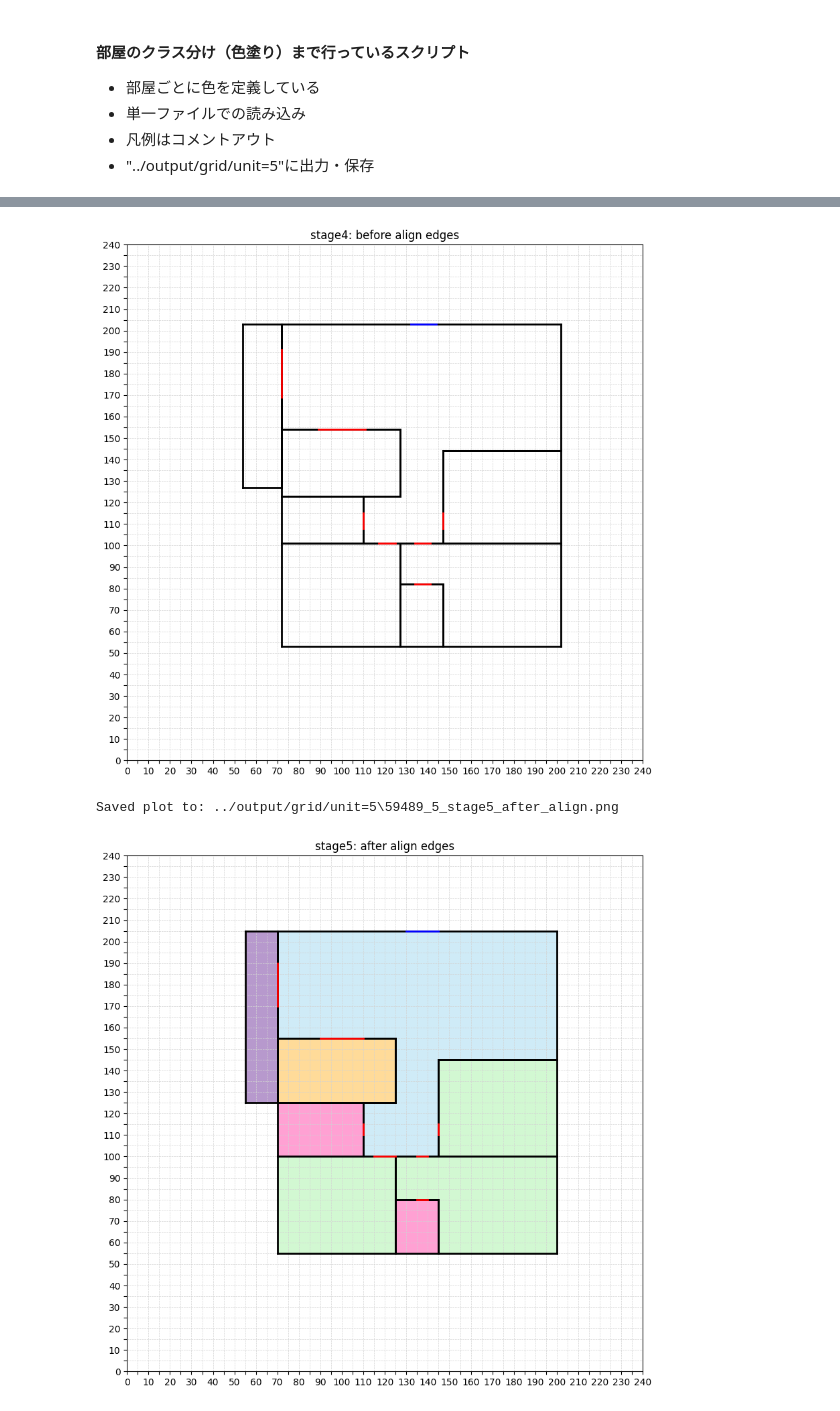
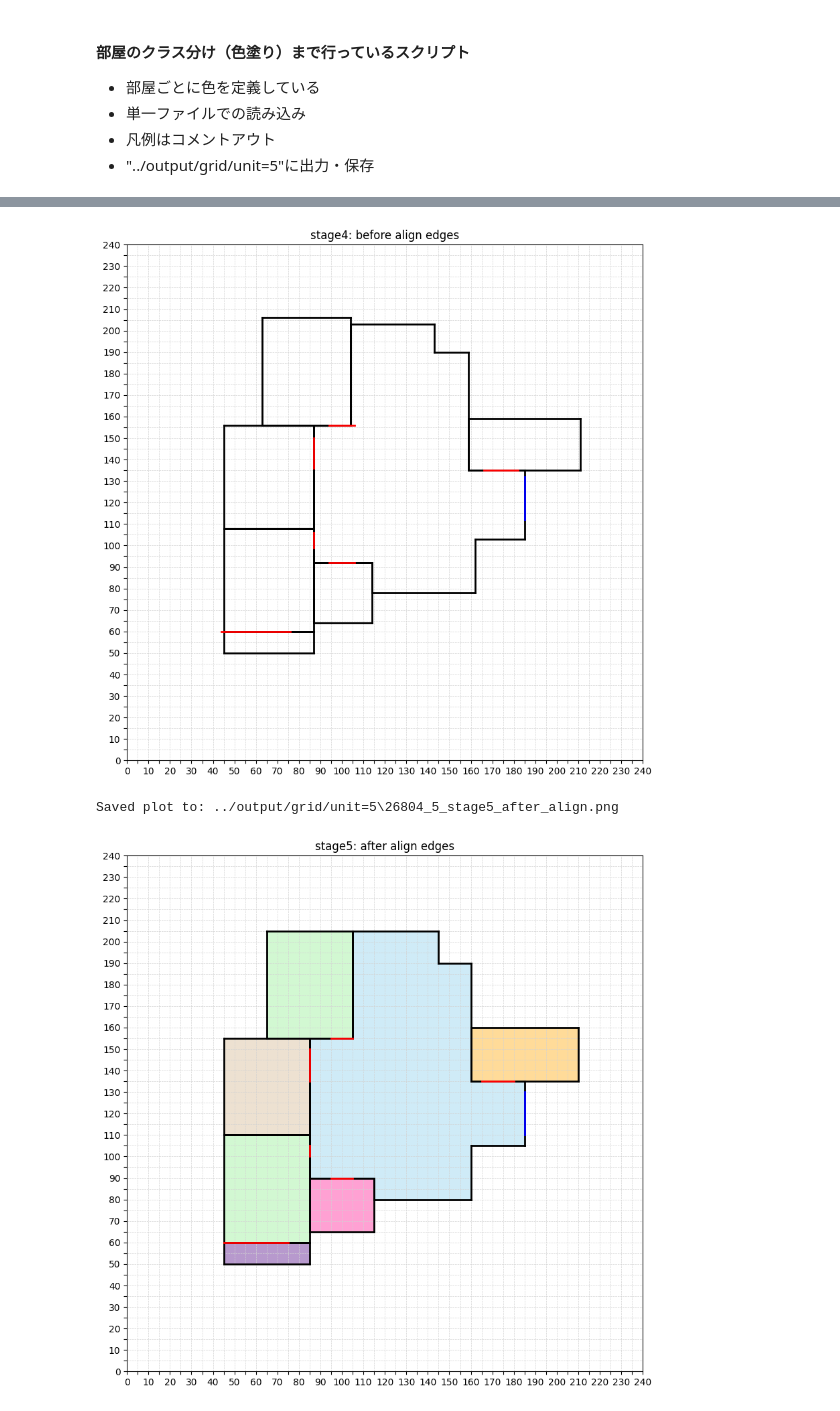
Before and after one commit to Jusminno2/gnn_practices, a Jupyter notebook: test_graph_create/classify.ipynb, the cells around one changed output, grey strips where cells are left out. Drawn from its saved outputs; the diff is of its cells as text; code cells hidden in the pictures.

```diff
--- a/test_graph_create/classify.ipynb
+++ b/test_graph_create/classify.ipynb
@@ -61,6 +69,6 @@ DOOR_TYPE_COLORS = {
 # %%
 # フロアプランデータをJSONファイルから読み込む
-file_path = '../rplan_json/new_floorplan_dataset/59489.json'  # JSONファイルのパスを指定
+file_path = '../rplan_json/new_floorplan_dataset/26804.json'  # JSONファイルのパスを指定
 try:
     with open(file_path, 'r') as f:
         data = json.load(f)  # JSONファイルを読み込み、Pythonの辞書に変換
@@ -79,14 +89,3 @@ ed_rm = data.get("ed_rm", [])
 
 # 元の edges をコピーして保持
 original_edges = copy.deepcopy(edges)
-
-# 部屋の種類ごとに色を割り当て（front_doorとinterior_doorは除外）
-colors = list(mcolors.TABLEAU_COLORS.values())
-room_type_set = set(room_type)
-room_colors = {}
-color_idx = 0
-for rt in sorted(room_type_set):
-    if rt in [15, 17]:
-        continue  # front_doorとinterior_doorは色を割り当てない
-    room_colors[rt] = colors[color_idx % len(colors)]
-    color_idx += 1
@@ -524,6 +536,8 @@ def round_to_grid(value, grid_unit=5):
 # 各ポイントの新しい座標を保持する辞書
 point_mapping = {}
 
+# 各ポイント(x,y)をグリッドの格子点上に移動
+# すべてのエッジのインデックスを取っているから、変更しても大丈夫
 for point in point_to_edges.keys():
     x, y = point
     x_rounded = round_to_grid(x)
@@ -560,17 +574,10 @@ for edge in new_door_edges:
 # ステージ5: グリッドにアラインした edges
 edges_stage5 = copy.deepcopy(edges_stage4)
 
-# ドアの種類ごとに色を割り当て
-door_type_colors = {
-    15: 'blue',     # front_door
-    17: 'red',    # interior_door
-    16: 'purple'    # unknown
-}
-
 # ステージごとのエッジを出力または描画
 def plot_edges_and_rooms(edges_list, title, grid_unit, json_path, new_door_edges=None, filename=None, rooms=None):
     # 出力フォルダの作成（存在しない場合）
-    output_folder = "../output/grid/unit=5"
+    output_folder = f"../output/grid/unit={grid_unit}"
     os.makedirs(output_folder, exist_ok=True)
 
     # JSONファイルの番号を抽出
@@ -668,6 +675,8 @@ for edge_idx, room_indices in enumerate(ed_rm):
     for room_idx in room_indices:
         room_edges_map[room_idx].append(edge_idx)
 
+print(room_edges_map)
+
 # 部屋のポリゴンを生成
 rooms = []
 for room_idx, edge_indices in room_edges_map.items():
@@ -684,6 +693,10 @@ for room_idx, edge_indices in room_edges_map.items():
     # 複数のポリゴンが生成された場合、最大面積のものを使用
     room_polygon = max(polygons, key=lambda p: p.area)
     rooms.append({'polygon': room_polygon, 'room_type': rt})
+
+    # print(f'rooms=> {rooms}')
+    # print(f'max_area_poly=> {room_polygon}')
+print(f"final_room => {rooms}")
 
 # --- ここまで部屋のポリゴンを生成する処理を追加します ---
 
@@ -713,3 +728,3 @@ Saved plot to: ../output/grid/unit=5\59489_5_stage4_before_align.png
-[figure, old version]
+[figure, new version]
-Saved plot to: ../output/grid/unit=5\59489_5_stage5_after_align.png
+Saved plot to: ../output/grid/unit=5\26804_5_stage5_after_align.png
-[figure, old version]
+[figure, new version]
```
Also changed, not shown: parts of 10 cells of this notebook, 1 other file.
